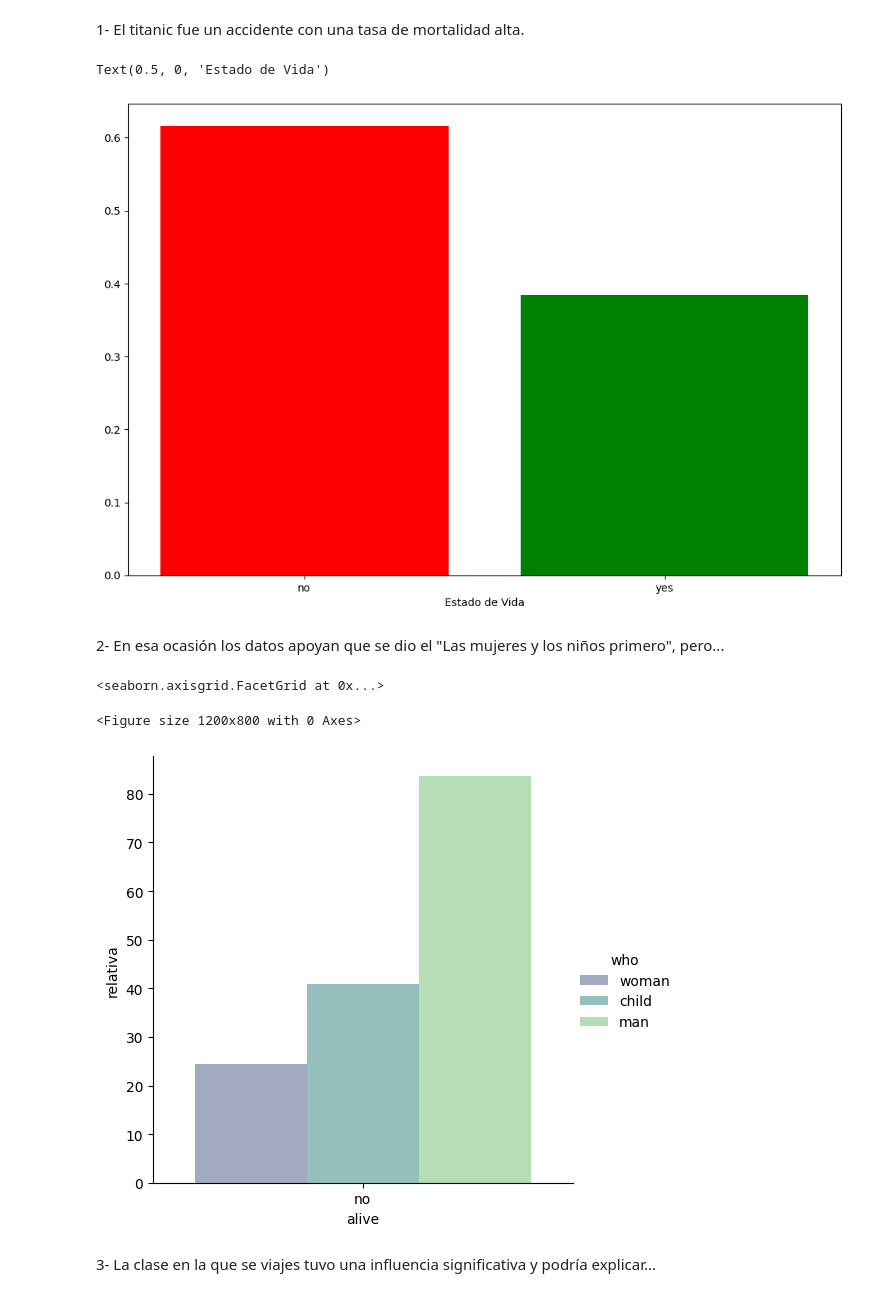
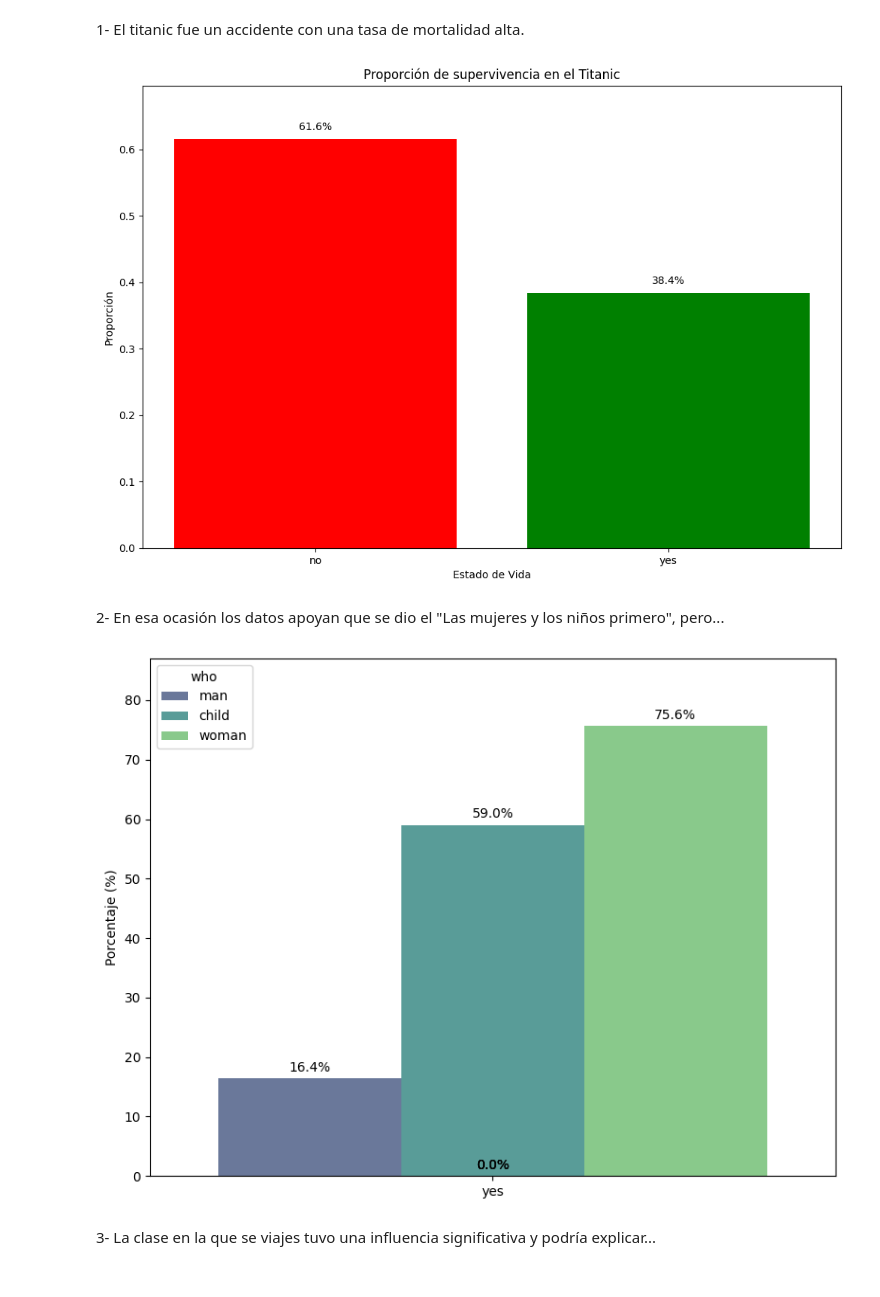
Before and after one commit to Emigarsan/DS-Online-Emilio-Garrote, a Jupyter notebook: Sprints/03_Data_Analysis/Sprint_08/Unidad_02_Visualizacion_Avanzada_Seaborn/03_Practica_Obligatoria/18_Practica_Obligatoria_Visualizacion_Avanzada.ipynb, the cells around one changed output. Cells and saved outputs as stored; diff of their text form; code cells hidden in the pictures.

```diff
--- a/Sprints/03_Data_Analysis/Sprint_08/Unidad_02_Visualizacion_Avanzada_Seaborn/03_Practica_Obligatoria/18_Practica_Obligatoria_Visualizacion_Avanzada.ipynb
+++ b/Sprints/03_Data_Analysis/Sprint_08/Unidad_02_Visualizacion_Avanzada_Seaborn/03_Practica_Obligatoria/18_Practica_Obligatoria_Visualizacion_Avanzada.ipynb
@@ -241,23 +289,49 @@ df_titanic = pd.read_csv('data/titanic.csv')
 # %%
 plt.figure(figsize=(12, 8))
 conteos = df_titanic['alive'].value_counts(normalize=True)
-plt.bar(conteos.index, conteos.values, color=['red', 'green'])
+barras = plt.bar(conteos.index, conteos.values, color=['red', 'green'])
+
 plt.xlabel('Estado de Vida')
+plt.ylabel('Proporción')
+plt.title('Proporción de supervivencia en el Titanic')
+
+for barra in barras:
+    y = barra.get_height()
+    plt.text(
+        barra.get_x() + barra.get_width() / 2,
+        y + 0.01,
+        f'{y:.1%}',
+        ha='center',
+        va='bottom'
+    )
+
+plt.ylim(0, conteos.max() + 0.08)
+plt.show()
 # %% [output]
-Text(0.5, 0, 'Estado de Vida')
-[figure, old version]
+[figure, new version]
 # %% [markdown]
 2- En esa ocasión los datos apoyan que se dio el "Las mujeres y los niños primero", pero...
 # %%
-plt.figure(figsize=(12, 8))
-frecuencias_relativas = df_titanic.groupby('who')["alive"].value_counts(normalize=True)*100
+plt.figure(figsize=(8, 6))
+frecuencias_relativas = df_titanic.groupby('who')["alive"].value_counts(normalize=True) * 100
 frecuencias_relativas = frecuencias_relativas.reset_index(name='relativa')
-frecuencias_relativas.sort_values(by=['relativa'], inplace=True)
-frecuencias_relativas = frecuencias_relativas[frecuencias_relativas['alive'] == 'no']
-sns.catplot(data=frecuencias_relativas, x="alive", y="relativa", hue="who", kind = "bar", alpha=0.5, palette="viridis")
+frecuencias_relativas = frecuencias_relativas[frecuencias_relativas['alive'] == 'yes']
+frecuencias_relativas.sort_values(by='relativa', inplace=True)
+
+ax = sns.barplot(data=frecuencias_relativas, x="alive", y="relativa", hue="who", alpha=0.8, palette="viridis")
+
+for p in ax.patches:
+    height = p.get_height()
+    ax.annotate(f'{height:.1f}%', (p.get_x() + p.get_width() / 2., height),
+                ha='center', va='bottom', fontsize=10, xytext=(0, 3), textcoords='offset points')
+
+plt.ylim(0, frecuencias_relativas['relativa'].max() * 1.15)
+plt.ylabel('Porcentaje (%)')
+plt.xlabel('')
+plt.legend(title='who')
+plt.tight_layout()
+plt.show()
 # %% [output]
-<seaborn.axisgrid.FacetGrid at 0x...>
-<Figure size 1200x800 with 0 Axes>
-[figure, old version]
+[figure, new version]
 # %% [markdown]
 3- La clase en la que se viajes tuvo una influencia significativa y podría explicar...
```
Also changed, not shown: parts of 7 cells of this notebook, 2 other files.
